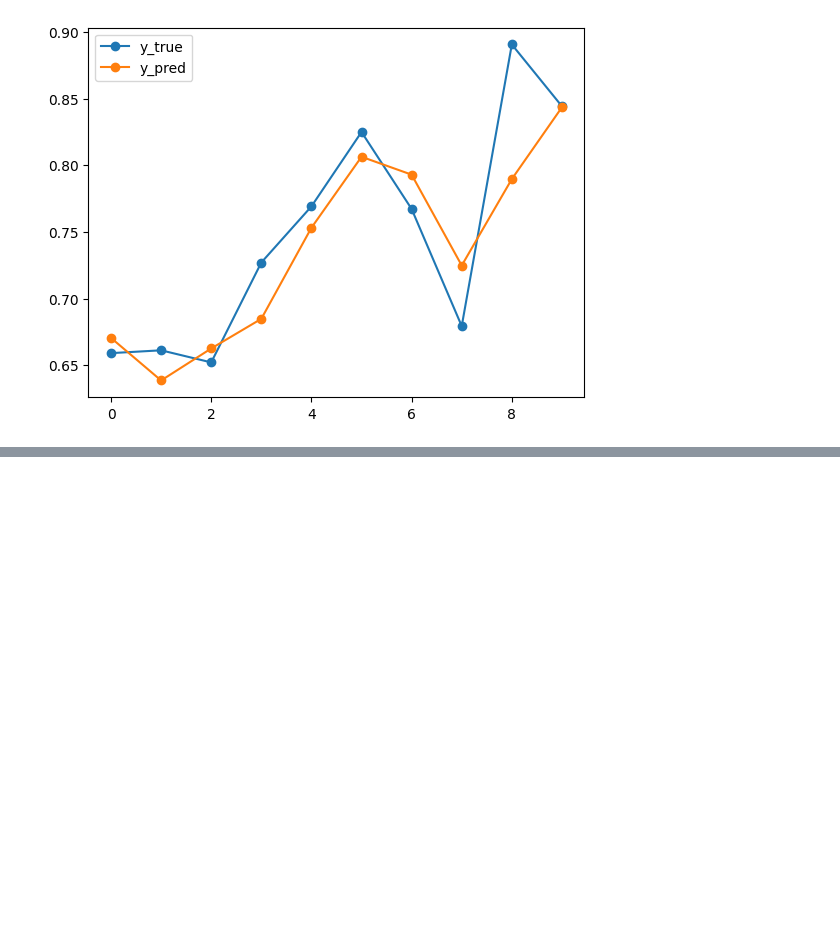
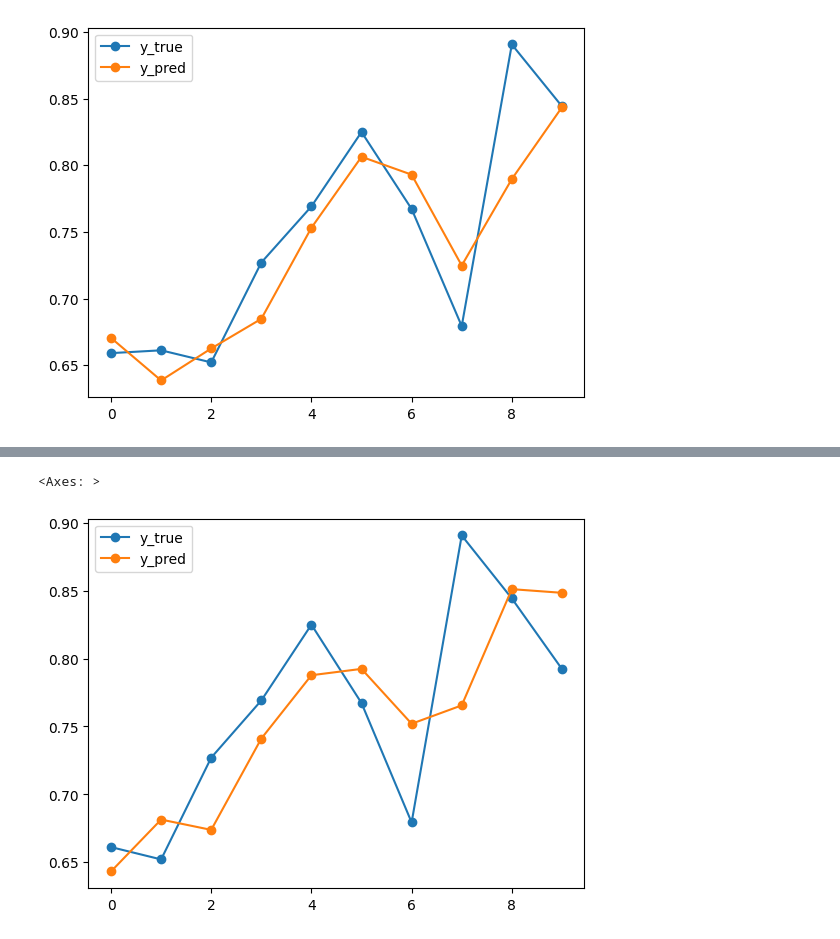
Before and after one commit to d1ananguyen/stock-market-prediction-project, a Jupyter notebook: notebooks/exploration/david-exploration.ipynb, the cells around one changed output, grey strips where cells are left out. Cells and saved outputs as stored; diff of their text form; code cells hidden in the pictures; blank space fills up the shorter version.

Commit message:
finished model with best parameters and created cell to see residuals and another cell to test the alpha, learning rate, and architecture

```diff
--- a/notebooks/exploration/david-exploration.ipynb
+++ b/notebooks/exploration/david-exploration.ipynb
@@ -77,3 +78,63 @@ Test MSE: 0.0055
 Test R²:  0.9625
 <Axes: >
 [figure]
+# %%
+#=== Feature engineering + model training cell ===
+import pandas as pd
+import numpy as np
+from sklearn.model_selection import train_test_split
+from sklearn.neural_network import MLPRegressor
+from sklearn.metrics import mean_squared_error, r2_score
+
+# 1) Start from your cleaned & scaled df_model (must include 'Date' & 'Close')
+df_fe = csv_AAPL.copy()
+
+# 2) Add lag and rolling‑window features (all shifted by 1 day)
+df_fe['Close_lag1']     = df_fe['Close'].shift(1)
+df_fe['MA_5']           = df_fe['Close'].rolling(window=5).mean().shift(1)
+df_fe['Volatility_5']   = df_fe['Close'].rolling(window=5).std().shift(1)
+
+# 3) Encode weekday cyclically
+df_fe['Weekday']        = df_fe['Date'].dt.weekday
+df_fe['Weekday_sin']    = np.sin(2 * np.pi * df_fe['Weekday'] / 7)
+df_fe['Weekday_cos']    = np.cos(2 * np.pi * df_fe['Weekday'] / 7)
+
+# 4) Drop rows with NaNs (first few days lack history)
+df_fe.dropna(inplace=True)
+
+# 5) Prepare X and y
+X = df_fe.drop(columns=['Date','Close'])
+y = df_fe['Close']
+
+# 6) Train/test split (80/20 chronological)
+X_train, X_test, y_train, y_test = train_test_split(
+    X, y, test_size=0.2, shuffle=False, random_state=42
+)
+
+# 7) Instantiate and fit your MLP
+mlp_model = MLPRegressor(
+    hidden_layer_sizes=(128,128),
+    alpha=1e-4,
+    activation='relu',
+    solver='adam',
+    learning_rate_init=0.01,
+    max_iter=200,
+    random_state=42,
+    verbose=True
+)
+mlp_model.fit(X_train, y_train)
+
+# 8) Evaluate
+y_pred = mlp_model.predict(X_test)
+mse = mean_squared_error(y_test, y_pred)
+r2  = r2_score(y_test, y_pred)
+
+print(f"Test MSE: {mse:.4f}")
+print(f"Test R²:  {r2:.4f}")
+
+# 9) Quick plot of first 10 true vs. predicted
+pd.DataFrame({
+    'y_true': y_test.values[:10],
+    'y_pred': y_pred[:10],
+}).plot(marker='o')
+# %% [output]
@@ -79,0 +158,2 @@ Test R²:  0.9625
+<Axes: >
+[figure, added]
```
Also changed, not shown: parts of 4 cells of this notebook.
